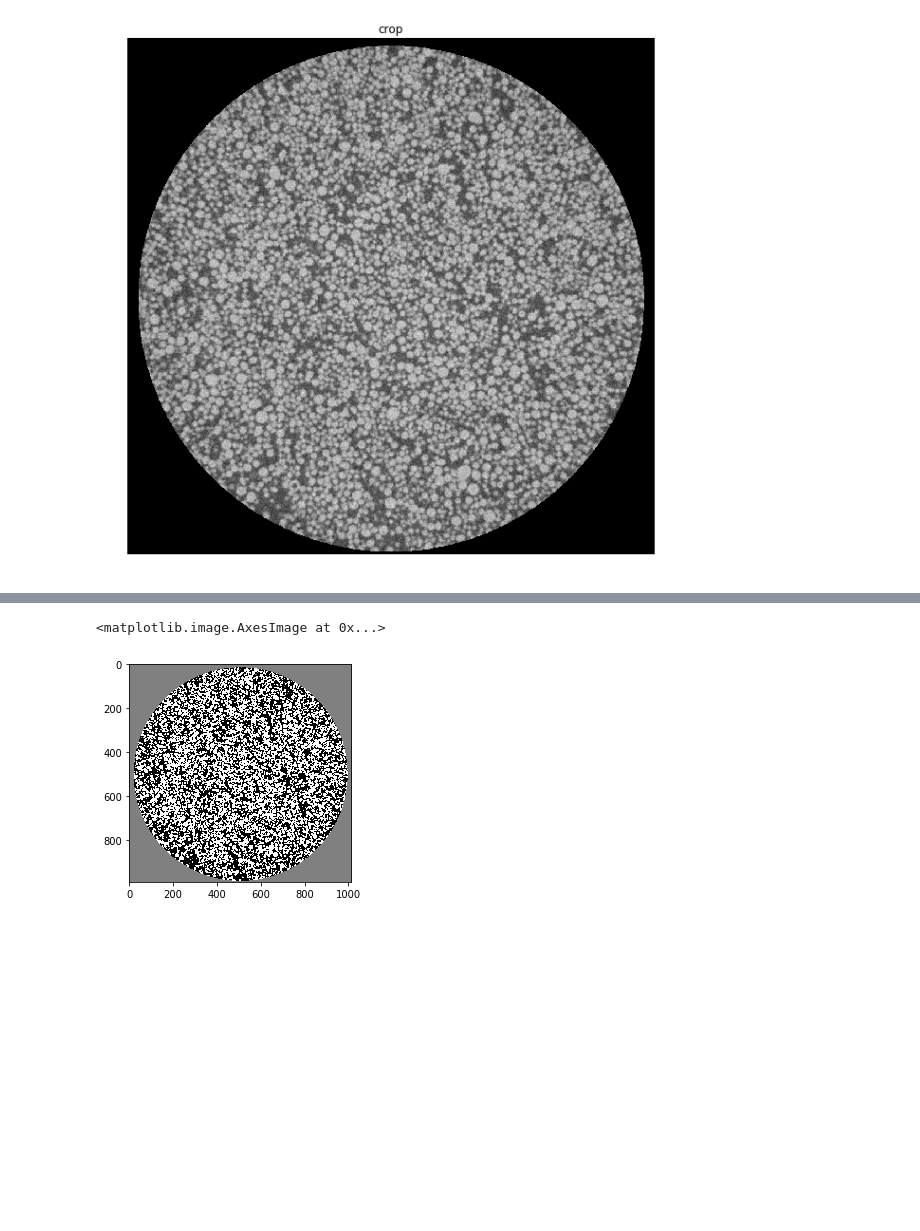
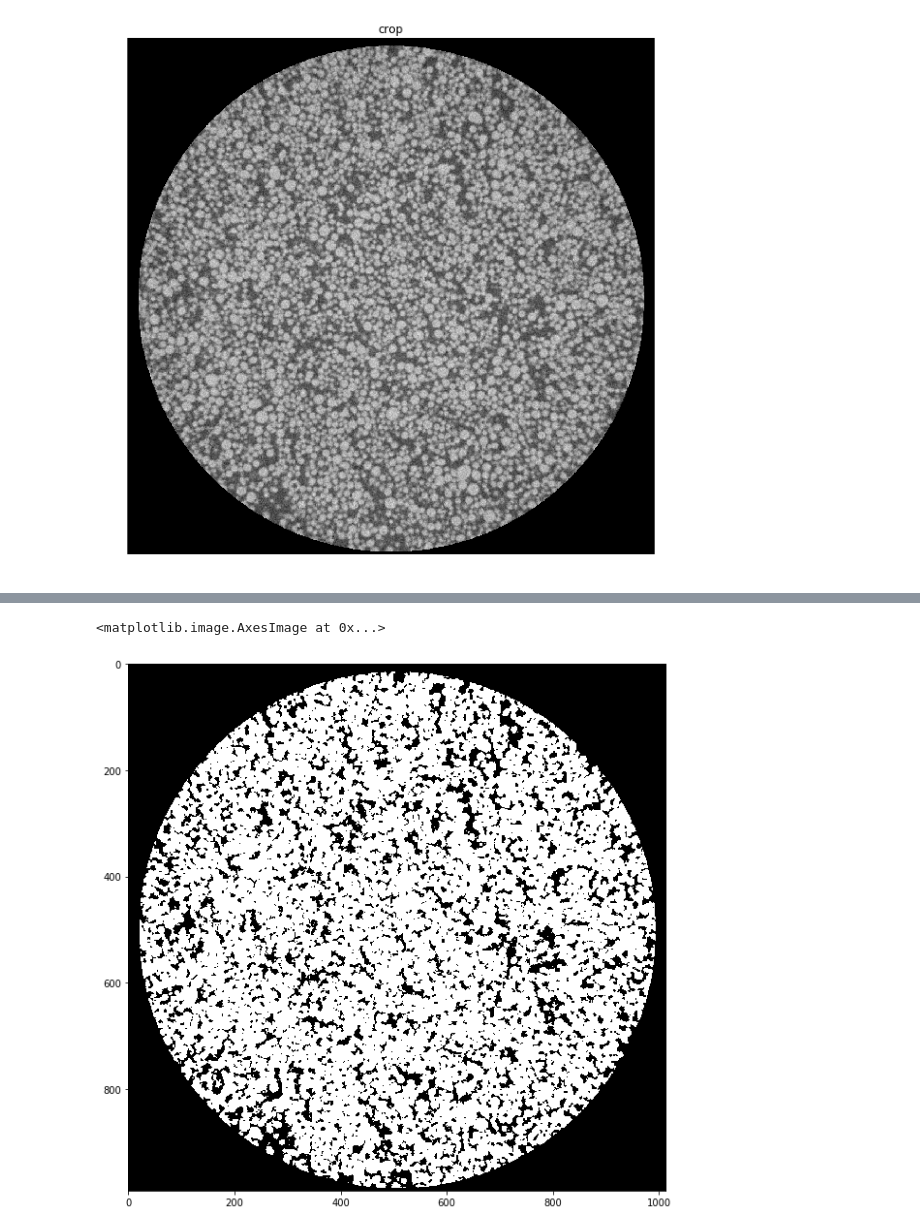
Before and after one commit to rockandsalt/image_segmentation, a Jupyter notebook: image_segmentation.ipynb, the cells around one changed output, grey strips where cells are left out. Cells and saved outputs as stored; diff of their text form; code cells hidden in the pictures; blank space fills up the shorter version.

```diff
--- a/image_segmentation.ipynb
+++ b/image_segmentation.ipynb
@@ -72,0 +61,2 @@ ax.imshow(cleaned, cmap='gray')
+# %%
+cleaned = cropped[:,:,100]
@@ -72,0 +82,9 @@ ax.imshow(cleaned, cmap='gray')
+# %%
+clf = GaussianMixture(n_components=2, covariance_type='full')
+clf.fit(masked.compressed().reshape(-1,1))
+
+x = np.linspace(0,55000,50000)
+y = np.exp(clf.score_samples(x.reshape(-1,1)))
+
+fig, ax = plt.subplots(figsize=(5, 4))
+ax.plot(x,y)
@@ -72,0 +94,17 @@ ax.imshow(cleaned, cmap='gray')
+# %%
+
+top_peak_i = np.argmax(clf.means_)
+top_peak_var = np.ravel(clf.covariances_)[top_peak_i]
+top_peak_mean = np.ravel(clf.means_)[top_peak_i]
+
+thres_im = np.copy(cleaned)
+bot_thres = (top_peak_mean - 3*top_peak_var**0.5)
+top_thres = (top_peak_mean + 3*top_peak_var**0.5)
+
+band = np.logical_and(bot_thres < cleaned,cleaned < top_thres)
+
+thres_im[band] = 1.0
+thres_im[~band] = 0.0
+
+fig, ax = plt.subplots(figsize=(10, 10))
+ax.imshow(thres_im, cmap='gray')
@@ -73,12 +114,11 @@ ax.imshow(cleaned, cmap='gray')
 # %%
-import kmean.k as kk
+import scipy.ndimage as spim
+from skimage.filters import median
 
-kmean_input = []
+cl_thres = median(thres_im)
 
-clustered = kk.kmean_img(cleaned)
-
-fig, ax = plt.subplots(figsize=(5, 4))
-ax.imshow(clustered, cmap='gray')
+fig, ax = plt.subplots(figsize=(10, 10))
+ax.imshow(cl_thres, cmap='gray')
 # %% [output]
 <matplotlib.image.AxesImage at 0x...>
-[figure, old version]
+[figure, new version]
```
Also changed, not shown: parts of 5 cells of this notebook.
